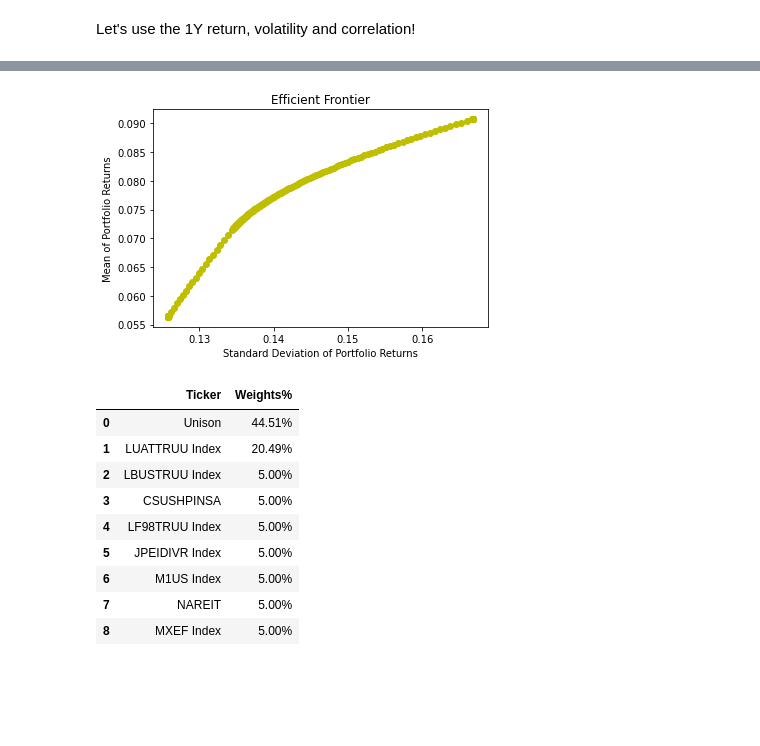
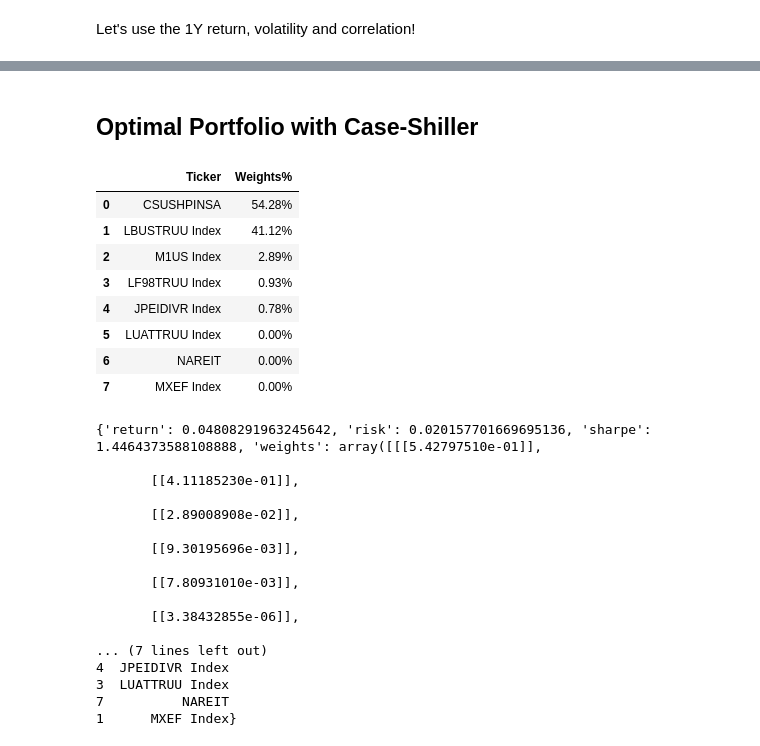
Before and after one commit to pradeeptadas/unison, a Jupyter notebook: UnisonPortOpt.ipynb, the cells around one changed output, grey strips where cells are left out. Cells and saved outputs as stored; diff of their text form; code cells hidden in the pictures; blank space fills up the shorter version.

```diff
--- a/UnisonPortOpt.ipynb
+++ b/UnisonPortOpt.ipynb
@@ -306,4 +281,5 @@ def display_simulated_ef_with_random(mean_returns, cov_matrix, num_portfolios, r
 stocks_to_be_dropped = ['LUCRTRUU Index','LGL1TRUU Index', 'MLCUWXU Index']
 ret1YLog_NEW = ret1YLog.drop(stocks_to_be_dropped, axis=1)
 ret1MAnnulaisedLog_NEW = ret1MAnnulaisedLog.drop(stocks_to_be_dropped, axis=1)
+ret1MLog = ret1MLog.drop(stocks_to_be_dropped, axis=1)
 annualRet_NEW = pd.DataFrame(AnnualisedRet['Ret1YAnnual']).drop(stocks_to_be_dropped)
@@ -440,6 +477,7 @@ def optimal_portfolio(returns):
     N = n_assets*(int(1e+2))
     mus = [10 ** (5.0 * t / N - 1.0) for t in range(N)]
 
+
     # Obtain expected returns and covariance
     m1 = np.mean(returns, axis=1)                       # Mean returns
     c1 = np.cov(returns, bias=True)                     # Volatility (in terms of standard deviation)
@@ -448,7 +486,7 @@ def optimal_portfolio(returns):
     S = opt.matrix(c1)
 
     # Limits for each stock
-    lower_bound = 0.05 #5%
+    lower_bound = 0.0 #5%
     upper_bound = 1
     # Check error
     if n_assets*lower_bound > 1:
@@ -462,7 +500,7 @@ def optimal_portfolio(returns):
     # Create constraint matrices
     G = opt.matrix(np.vstack((-np.eye(n_assets), np.eye(n_assets))))
     #h = opt.matrix(np.vstack((-lower_bound*np.ones((n_assets, 1)), upper_bound*np.ones((n_assets, 1)), 1.2*Benchmark_weights*np.ones((11, 1)))))
-    h = opt.matrix(np.vstack((-lower_bound*np.ones((n_assets, 1)), upper_bound_array, )))
+    h = opt.matrix(np.vstack((-lower_bound*np.ones((n_assets, 1)), upper_bound_array)))
     A = opt.matrix(1.0, (1, n_assets))
     b = opt.matrix(1.0)
 
@@ -475,11 +513,4 @@ def optimal_portfolio(returns):
     returns = [blas.dot(pbar, x) for x in portfolios]
     risks = [np.sqrt(blas.dot(x, S * x)) for x in portfolios]
 
-#    Plot Efficient Frontier
-    plt.plot(risks, returns, 'y-o')
-    plt.title('Efficient Frontier')
-    plt.ylabel('Mean of Portfolio Returns')
-    plt.xlabel('Standard Deviation of Portfolio Returns')
-    plt.show()
-
-    return weights, np.asarray(returns), np.asarray(risks), sol
+    return weights, np.asarray(returns), np.asarray(risks), sol, returns, risks
@@ -486,39 +578,59 @@ def optimal_portfolio(returns):
+# %% [markdown]
+## Optimal Portfolio with Case-Shiller
 # %%
-ret = ret1MAnnulaisedLog_NEW #ret1MLog*12
-weights, returns, risks, _ = optimal_portfolio(ret)
-sharpe1 = returns/risks
+ret = ret1MLog #ret1MLog*12
+weights, returns, risks, sol, plot_return_cs, plot_risk_cs = optimal_portfolio(ret)
+ann_returns_cs = (1 + returns)**12 - 1
+ann_risks_cs = np.sqrt(12) * risks
+sharpe1 = (ann_returns_cs - 0.02)/ann_risks_cs
 ind_opt = np.argmax(sharpe1)            # Index of selected portfolio
 
 opt_portfolio = {}
 opt_portfolio['return'] = returns[ind_opt] * 12
 opt_portfolio['risk'] = risks[ind_opt] * np.sqrt(12)
 opt_portfolio['sharpe'] = sharpe1[ind_opt]
 
 wt = weights[ind_opt]/sum(weights[ind_opt])
 ind_w = np.flip(np.argsort(wt, axis=0), axis=0)
 opt_portfolio['weights'] = wt[ind_w]
 ind_w = ind_w.ravel().tolist()
 sym1 = pd.DataFrame(list(ret))
 
 sym=sym1.loc[ind_w]
 
 #sym = [str(sym[k][0][0]) for k in range(len(sym))]
 opt_portfolio['stocks'] = sym
 
 output = pd.DataFrame(columns=["Ticker","Weights%"])
 output["Ticker"] = sym[0]
 output["Weights%"] = wt[ind_w]
 output = output.reset_index(drop=True)
 display(output)
+print(opt_portfolio)
 # %% [output]
-[figure, removed]
 |  | Ticker | Weights% |
-| 0 | Unison | 44.51% |
-| 1 | LUATTRUU Index | 20.49% |
-| 2 | LBUSTRUU Index | 5.00% |
-| 3 | CSUSHPINSA | 5.00% |
-| 4 | LF98TRUU Index | 5.00% |
-| 5 | JPEIDIVR Index | 5.00% |
-| 6 | M1US Index | 5.00% |
-| 7 | NAREIT | 5.00% |
-| 8 | MXEF Index | 5.00% |
+| 0 | CSUSHPINSA | 54.28% |
+| 1 | LBUSTRUU Index | 41.12% |
+| 2 | M1US Index | 2.89% |
+| 3 | LF98TRUU Index | 0.93% |
+| 4 | JPEIDIVR Index | 0.78% |
+| 5 | LUATTRUU Index | 0.00% |
+| 6 | NAREIT | 0.00% |
+| 7 | MXEF Index | 0.00% |
+{'return': 0.04808291963245642, 'risk': 0.020157701669695136, 'sharpe': 1.4464373588108888, 'weights': array([[[5.42797510e-01]],
+
+       [[4.11185230e-01]],
+
+       [[2.89008908e-02]],
+
+       [[9.30195696e-03]],
+
+       [[7.80931010e-03]],
+
+       [[3.38432855e-06]],
+
+... (7 lines left out)
+4  JPEIDIVR Index
+3  LUATTRUU Index
+7          NAREIT
+1      MXEF Index}
```
Also changed, not shown: parts of 29 cells of this notebook, 3 other files.
